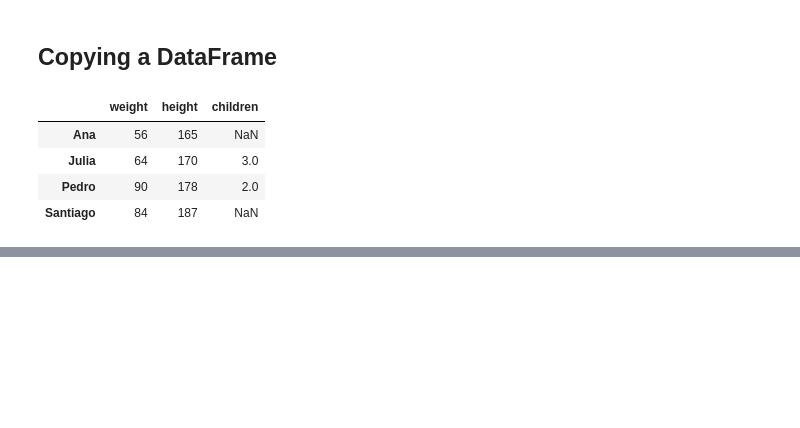
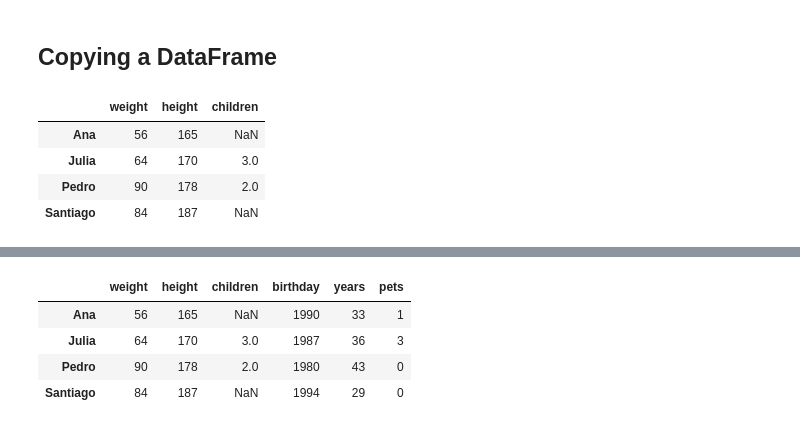
Before and after one commit to JonatanBadillo/Deep-Learning-and-AI, a Jupyter notebook: Introduction to Pandas/Introduction to Pandas.ipynb, the cells around one changed output, grey strips where cells are left out. Saved outputs shown, nothing was run; the diff lists cells and outputs as text; code cells hidden in the pictures; blank space fills up the shorter version.

Commit message:
Modifying a DataFrame

```diff
--- a/Introduction to Pandas/Introduction to Pandas.ipynb
+++ b/Introduction to Pandas/Introduction to Pandas.ipynb
@@ -239,0 +274,10 @@ df_copy = df.copy()
+# %%
+# Creating a DataFrame by initializing it with a dictionary of Series objects
+people = {
+    "weight": pd.Series([84, 90, 56, 64], ["Santiago", "Pedro", "Ana", "Julia"]),
+    "height": pd.Series({"Santiago": 187, "Pedro": 178, "Julia": 170, "Ana": 165}),
+    "children": pd.Series([2, 3], ["Pedro", "Julia"])
+}
+
+df = pd.DataFrame(people)
+df
@@ -239,0 +290,4 @@ df_copy = df.copy()
+# %%
+# Adding a new column in the DataFrame
+df["birthday"] = [1990,1987,1980,1994]
+df
@@ -239,0 +300,4 @@ df_copy = df.copy()
+# %%
+# Adding a new calculated column in the DataFrame
+df["years"] = 2023 - df["birthday"]
+df
@@ -239,0 +310,10 @@ df_copy = df.copy()
+# %%
+# Adding a new column creating a new DataFrame
+df_mod = df.assign(pets = [1,3,0,0])
+df_mod
+# %% [output]
+|  | weight | height | children | birthday | years | pets |
+| Ana | 56 | 165 | NaN | 1990 | 33 | 1 |
+| Julia | 64 | 170 | 3.0 | 1987 | 36 | 3 |
+| Pedro | 90 | 178 | 2.0 | 1980 | 43 | 0 |
+| Santiago | 84 | 187 | NaN | 1994 | 29 | 0 |
```
Also changed, not shown: parts of 15 cells of this notebook.
